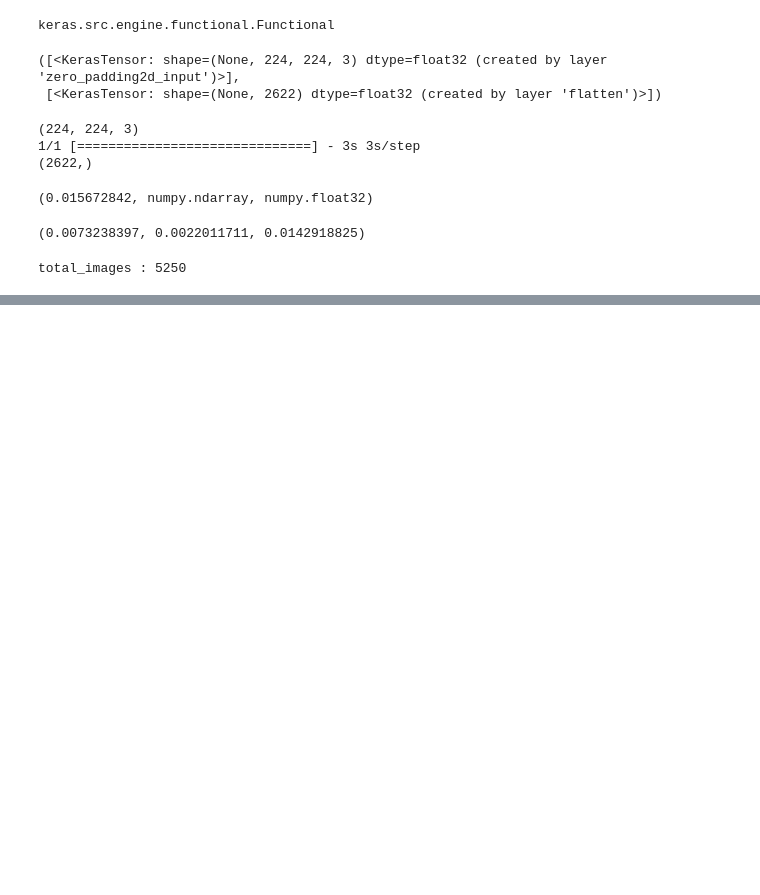
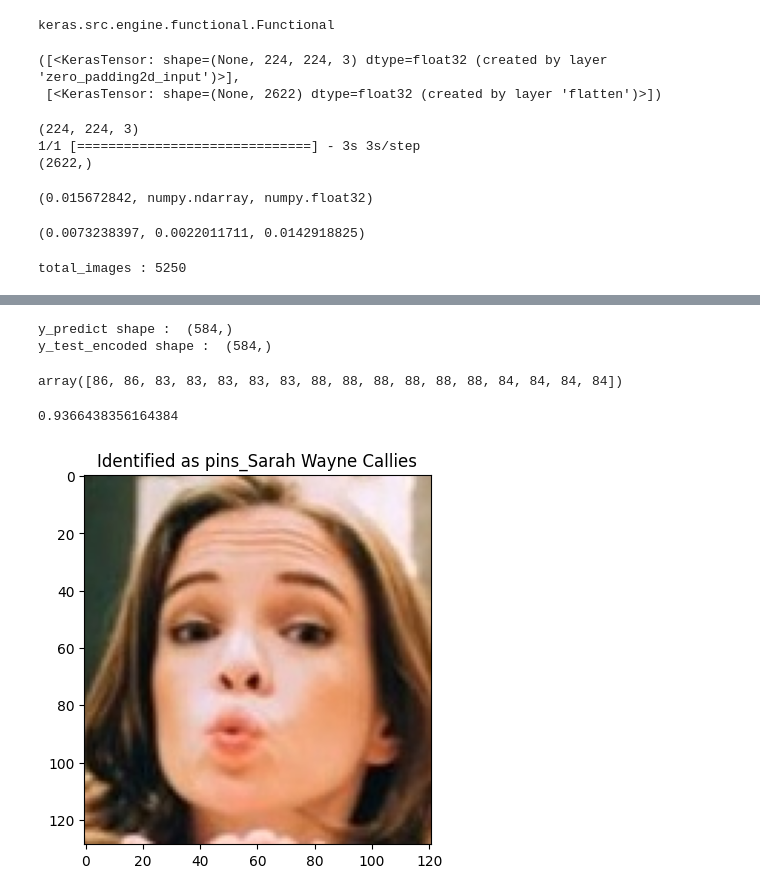
Before and after one commit to Dhruv-Limbani/Image-Similarity-Model, a Jupyter notebook: Face_Image_Similarity_Model_final_working.ipynb, the cells around one changed output, grey strips where cells are left out. Saved outputs shown, nothing was run; the diff lists cells and outputs as text; code cells hidden in the pictures; blank space fills up the shorter version.

```diff
--- a/Face_Image_Similarity_Model_final_working.ipynb
+++ b/Face_Image_Similarity_Model_final_working.ipynb
@@ -252,0 +355,11 @@ array([ 0.00609213,  0.0066778 ,  0.01688961, ..., -0.02192893,
+# %%
+from sklearn.decomposition import PCA
+
+pca = PCA(n_components=128)
+X_train_pca = pca.fit_transform(X_train_std)
+X_test_pca = pca.transform(X_test_std)
+# %%
+from sklearn.svm import SVC
+
+clf = SVC(C=5., gamma=0.001)
+clf.fit(X_train_pca, y_train_encoded)
@@ -252,0 +368,2 @@ array([ 0.00609213,  0.0066778 ,  0.01688961, ..., -0.02192893,
+# %%
+y_predict = clf.predict(X_test_pca)
@@ -252,0 +391,2 @@ array([ 0.00609213,  0.0066778 ,  0.01688961, ..., -0.02192893,
+# %%
+y_predict_encoded = le.inverse_transform(y_predict)
@@ -252,0 +413,25 @@ array([ 0.00609213,  0.0066778 ,  0.01688961, ..., -0.02192893,
+# %%
+print('y_predict shape : ', y_predict.shape)
+print('y_test_encoded shape : ', y_test_encoded.shape)
+# %% [output]
+y_predict shape :  (584,)
+y_test_encoded shape :  (584,)
+# %%
+y_test_encoded[32:49]
+# %% [output]
+array([86, 86, 83, 83, 83, 83, 83, 88, 88, 88, 88, 88, 88, 84, 84, 84, 84])
+# %%
+accuracy_score(y_test_encoded, y_predict)
+# %% [output]
+0.9366438356164384
+# %%
+example_idx = 401
+
+example_image = load_image(metadata[test_idx][example_idx].image_path())
+example_prediction = y_predict[example_idx]
+example_identity =  y_predict_encoded[example_idx]
+
+plt.imshow(example_image)
+plt.title(f'Identified as {example_identity}');
+# %% [output]
+[figure, added]
```
Also changed, not shown: parts of 31 cells of this notebook.
